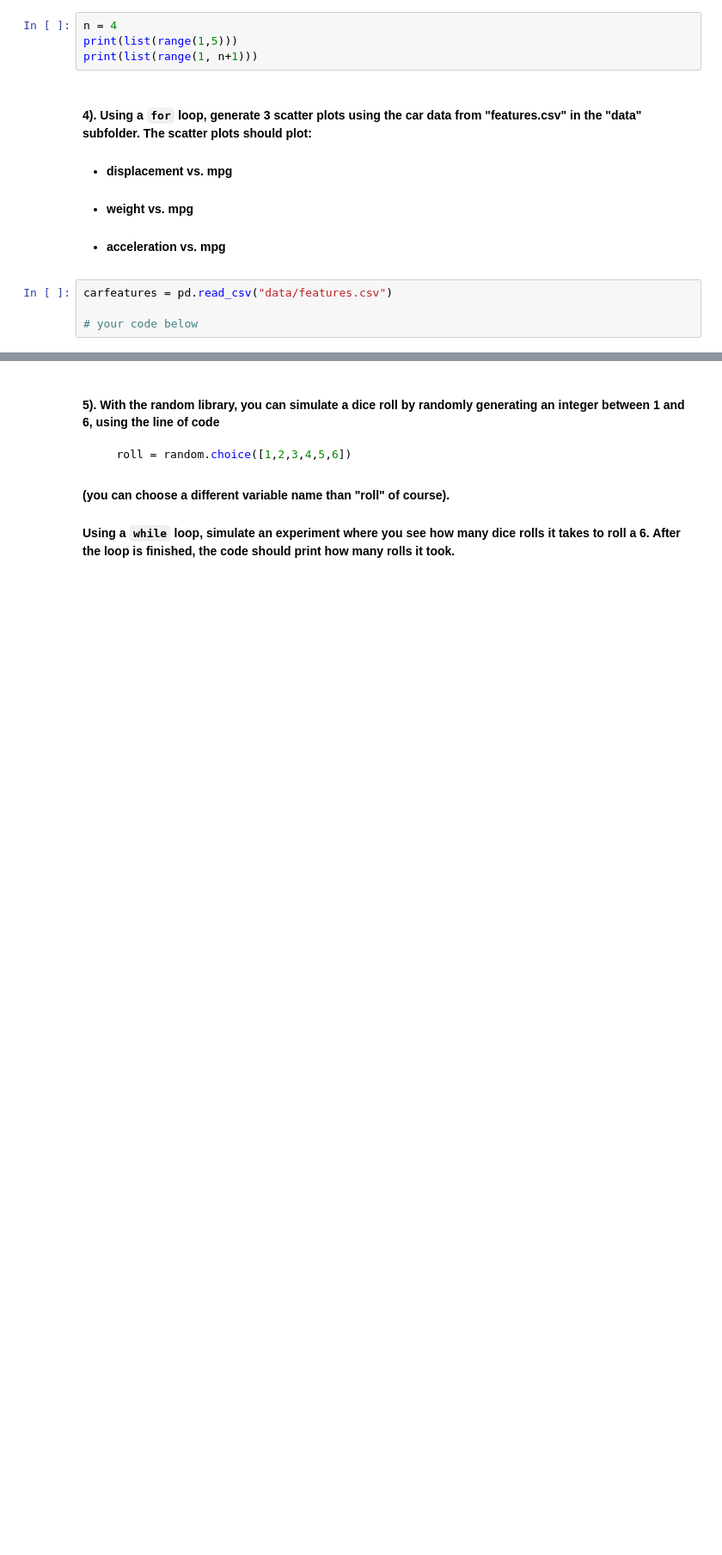
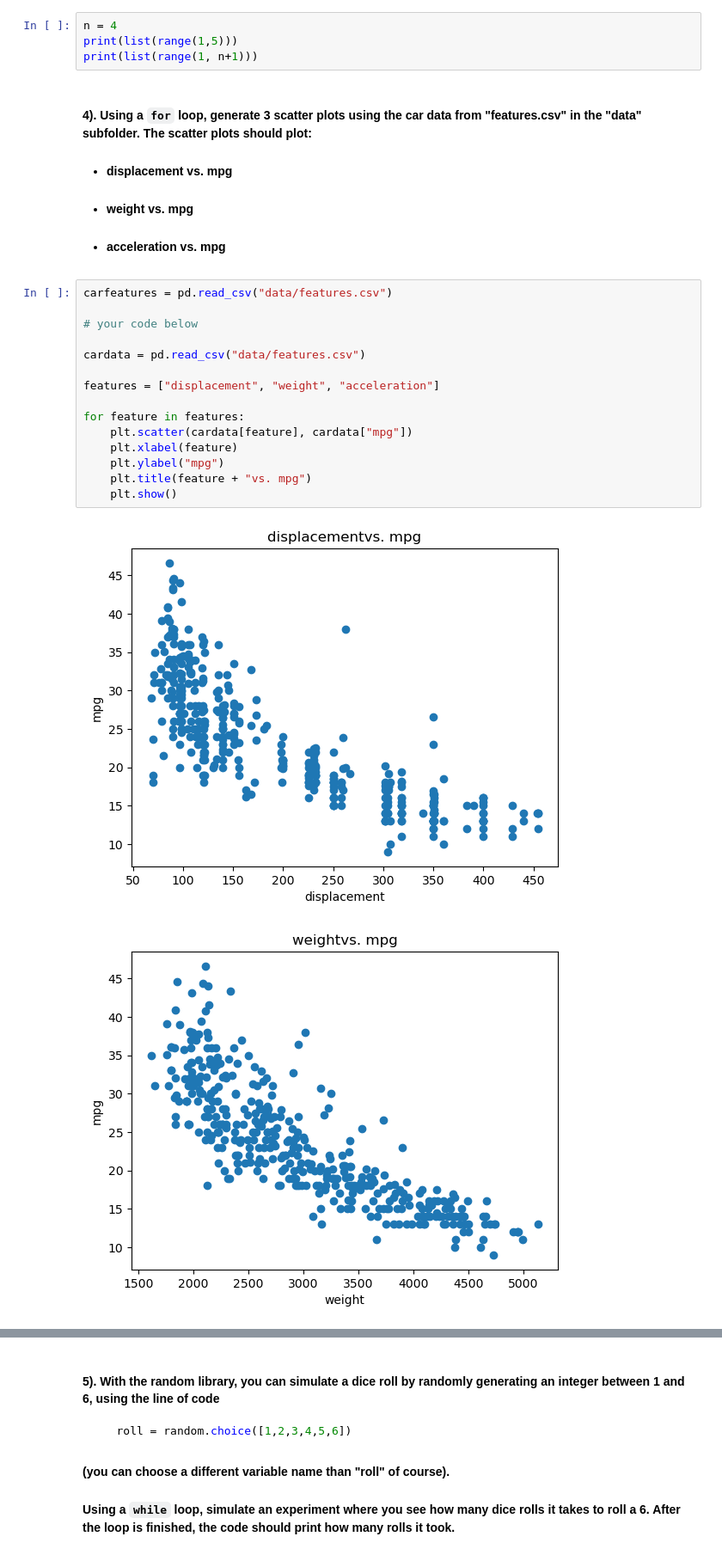
Before and after one commit to Orlykg/datasci151spring2026, a Jupyter notebook: lecture_08 LOOPS + debug/lecture_08 copy.ipynb, the cells around one changed output, grey strips where cells are left out. Shown at 86% size. Cells and saved outputs as stored; diff of their text form; blank space fills up the shorter version.

```diff
--- a/lecture_08 LOOPS + debug/lecture_08 copy.ipynb
+++ b/lecture_08 LOOPS + debug/lecture_08 copy.ipynb
@@ -545,4 +571,18 @@ print(list(range(1, n+1)))
 # %%
 carfeatures = pd.read_csv("data/features.csv")
 
 # your code below
+
+cardata = pd.read_csv("data/features.csv")
+
+features = ["displacement", "weight", "acceleration"]
+
+for feature in features:
+    plt.scatter(cardata[feature], cardata["mpg"])
+    plt.xlabel(feature)
+    plt.ylabel("mpg")
+    plt.title(feature + "vs. mpg")
+    plt.show()
+# %% [output]
+[figure, added]
+[figure, added]
```
Also changed, not shown: parts of 7 cells of this notebook, 1 other file.
